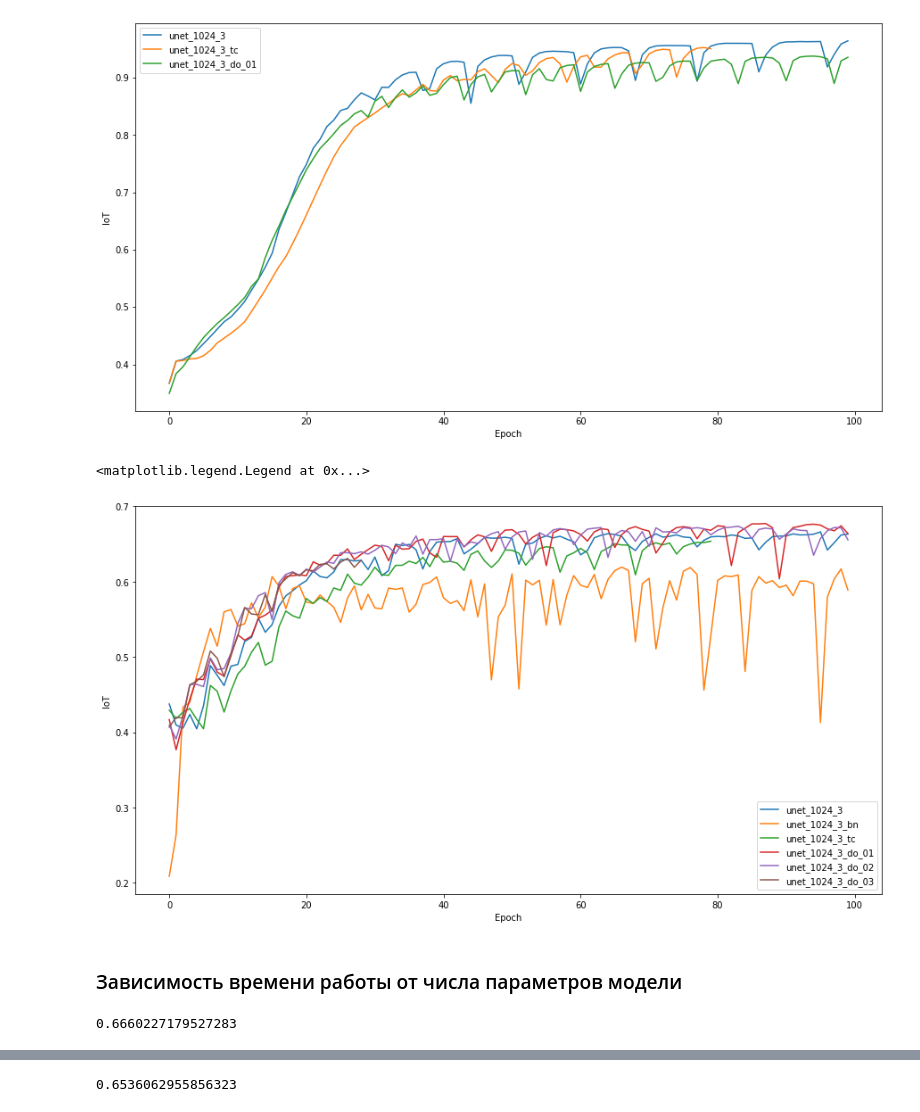
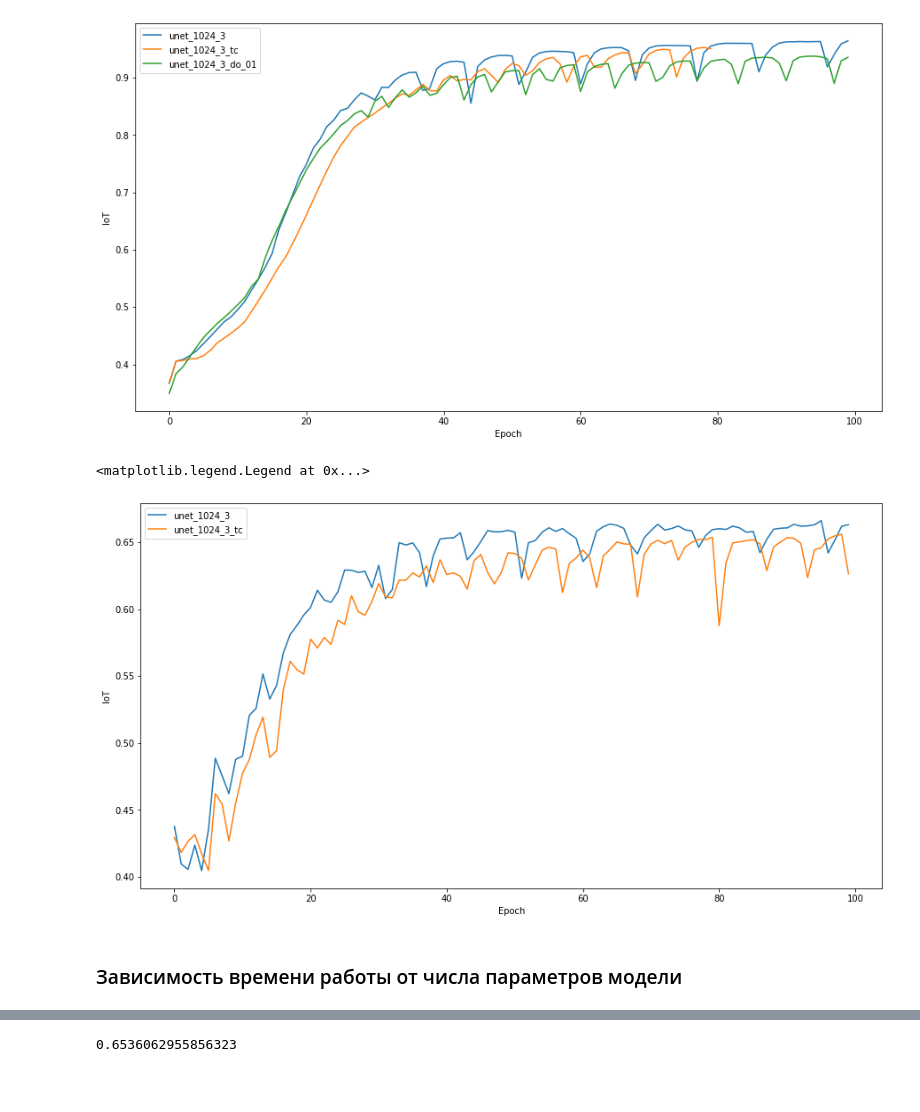
Before and after one commit to RobertVoropaev/InteriorRecognitionSystem, a Jupyter notebook: 6.Metrics.ipynb, the cells around one changed output, grey strips where cells are left out. Saved outputs shown, nothing was run; the diff lists cells and outputs as text; code cells hidden in the pictures; blank space fills up the shorter version.

```diff
--- a/6.Metrics.ipynb
+++ b/6.Metrics.ipynb
@@ -83,37 +87,42 @@ plt.legend()
 # %%
 plt.figure(figsize=(15, 8))
 
 # plt.plot(unet_512_1.epoch, unet_512_1.val_jaccard_coef, label="unet_512_1")
 # plt.plot(unet_512_2.epoch, unet_512_2.val_jaccard_coef, label="unet_512_2")
 # plt.plot(unet_512_3.epoch, unet_512_3.val_jaccard_coef, label="unet_512_3")
 # plt.plot(unet_512_4.epoch, unet_512_4.val_jaccard_coef, label="unet_512_4")
 # plt.plot(unet_512_5.epoch, unet_512_5.val_jaccard_coef, label="unet_512_5")
 
 # plt.plot(unet_1024_1.epoch, unet_1024_1.val_jaccard_coef, label="unet_1024_1")
 # plt.plot(unet_1024_2.epoch, unet_1024_2.val_jaccard_coef, label="unet_1024_2")
 plt.plot(unet_1024_3.epoch, unet_1024_3.val_jaccard_coef, label="unet_1024_3")
 # plt.plot(unet_1024_4.epoch, unet_1024_4.val_jaccard_coef, label="unet_1024_4")
 # plt.plot(unet_1024_5.epoch, unet_1024_5.val_jaccard_coef, label="unet_1024_5")
 
 # plt.plot(unet_2048_1.epoch, unet_2048_1.val_jaccard_coef, label="unet_2048_1")
 # plt.plot(unet_2048_2.epoch, unet_2048_2.val_jaccard_coef, label="unet_2048_2")
 # plt.plot(unet_2048_3.epoch, unet_2048_3.val_jaccard_coef, label="unet_2048_3")
 # plt.plot(unet_2048_4.epoch, unet_2048_4.val_jaccard_coef, label="unet_2048_4")
 # plt.plot(unet_2048_5.epoch, unet_2048_5.val_jaccard_coef, label="unet_2048_5")
 
-plt.plot(unet_1024_bn.epoch, unet_1024_bn.val_jaccard_coef, label="unet_1024_3_bn")
+# plt.plot(unet_1024_bs_10.epoch, unet_1024_bs_10.val_jaccard_coef, label="unet_1024_3_10")
+# plt.plot(unet_1024_bn.epoch, unet_1024_bn.val_jaccard_coef, label="unet_1024_3_bn")
 plt.plot(unet_1024_tc.epoch, unet_1024_tc.val_jaccard_coef, label="unet_1024_3_tc")
-plt.plot(unet_1024_do_01.epoch, unet_1024_do_01.val_jaccard_coef, label="unet_1024_3_do_01")
-plt.plot(unet_1024_do_02.epoch, unet_1024_do_02.val_jaccard_coef, label="unet_1024_3_do_02")
-plt.plot(unet_1024_do_03.epoch, unet_1024_do_03.val_jaccard_coef, label="unet_1024_3_do_03")
 
-#plt.ylim((0.55, 0.68))
+# plt.plot(unet_1024_do_01.epoch, unet_1024_do_01.val_jaccard_coef, label="unet_1024_3_do_0.1")
+# plt.plot(unet_1024_do_02.epoch, unet_1024_do_02.val_jaccard_coef, label="unet_1024_3_do_0.2")
+# plt.plot(unet_1024_do_03.epoch, unet_1024_do_03.val_jaccard_coef, label="unet_1024_3_do_0.3")
+# plt.plot(unet_1024_do_04.epoch, unet_1024_do_04.val_jaccard_coef, label="unet_1024_3_do_0.4")
+# plt.plot(unet_1024_do_05.epoch, unet_1024_do_05.val_jaccard_coef, label="unet_1024_3_do_0.5")
+
+
+# plt.ylim((0.58, 0.68))
 plt.xlabel("Epoch")
 plt.ylabel("IoT")
 plt.legend()
 # %% [output]
 <matplotlib.legend.Legend at 0x...>
-[figure, old version]
+[figure, new version]
 # %% [markdown]
 ### Зависимость времени работы от числа параметров модели
 # %%
@@ -191,4 +202,0 @@ unet_1024_tc_max = unet_1024_tc.val_jaccard_coef.max()
-# %%
-unet_1024_3_max
-# %% [output]
-0.6660227179527283
```
Also changed, not shown: parts of 17 cells of this notebook, 48 other files.
